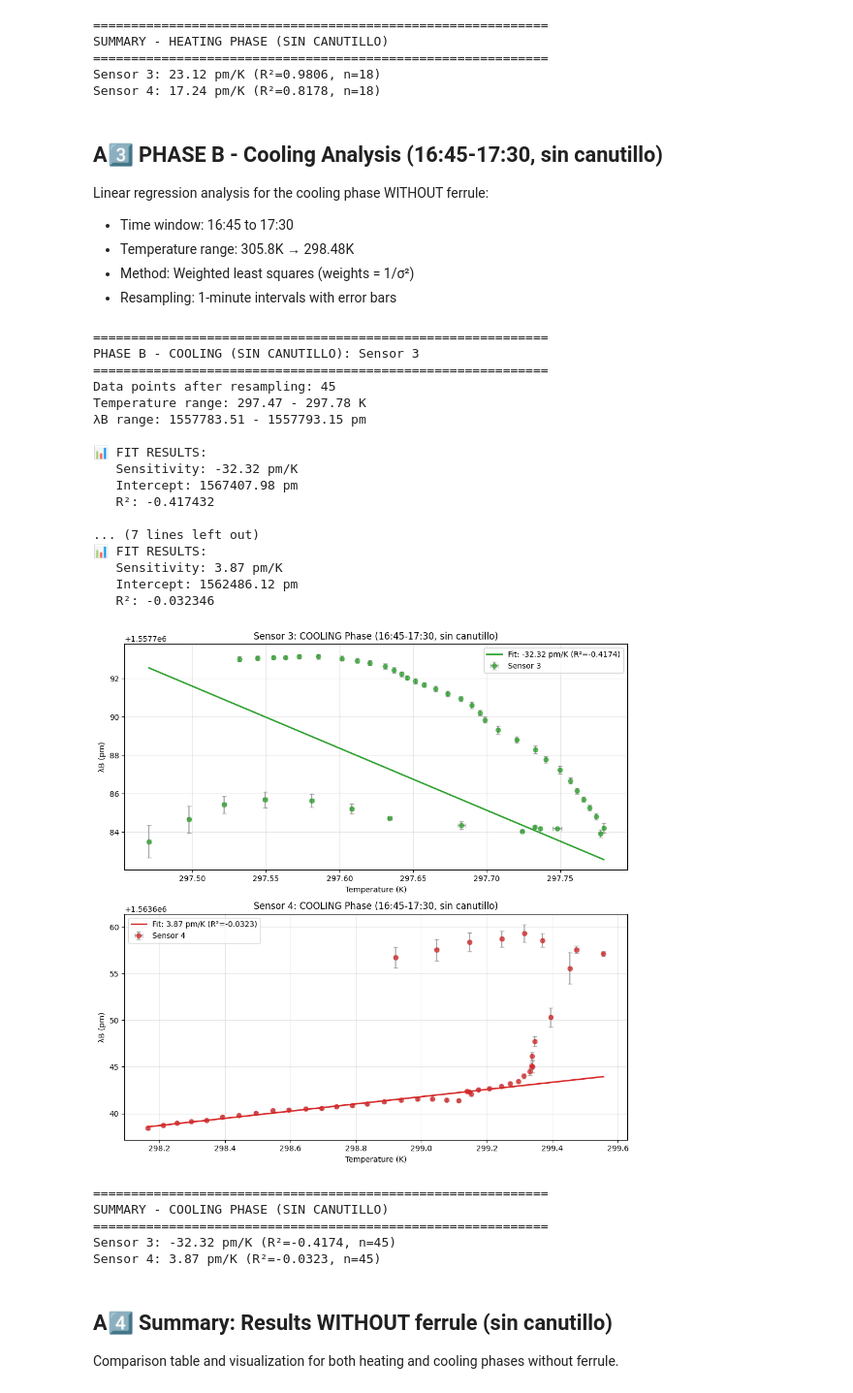
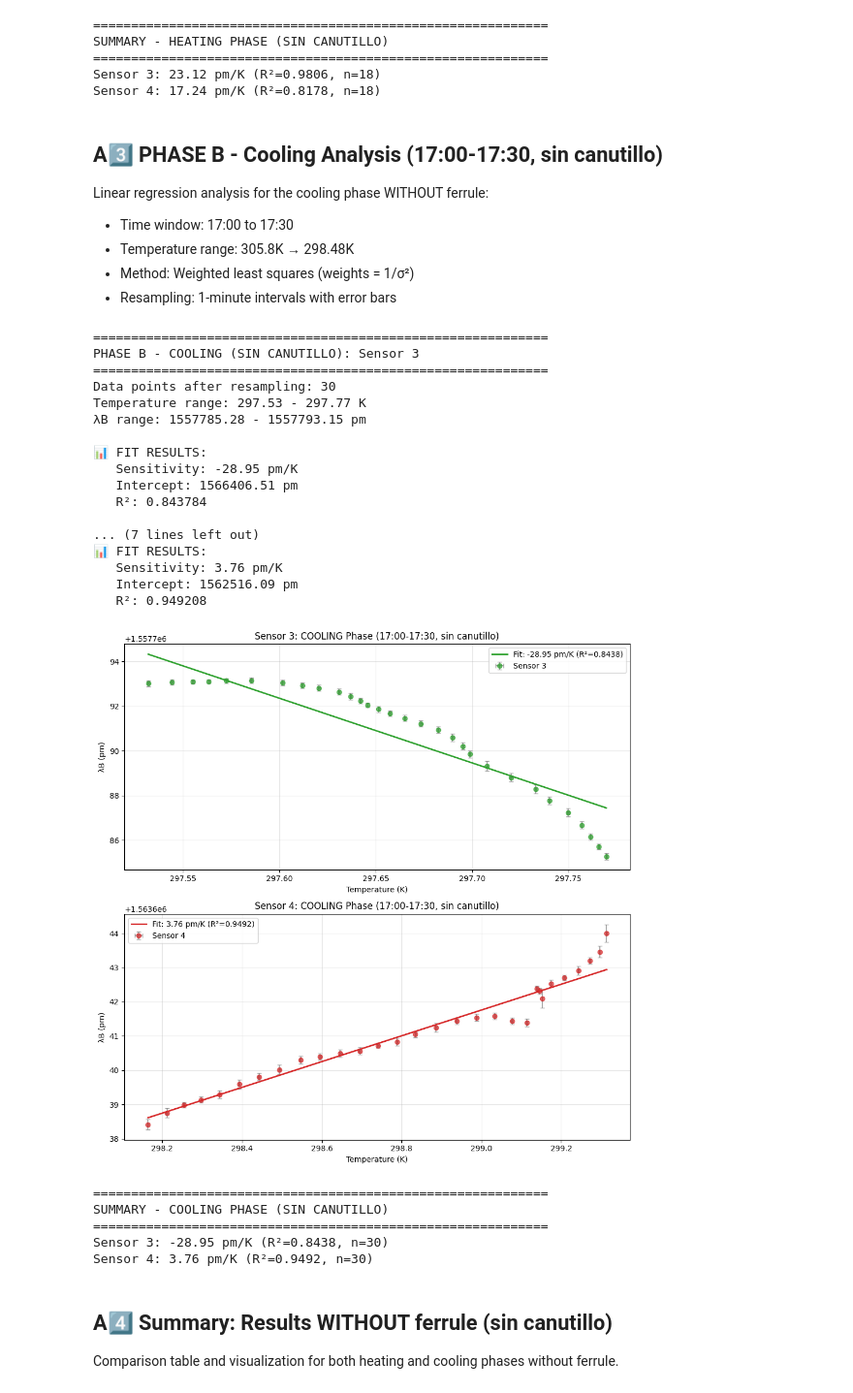
Before and after one commit to garpol/rtd-calibration-ana, a Jupyter notebook: DEWAR_1M/ROOT_DEWAR_28_11.ipynb, the cells around one changed output. Shown at 97% size. Cells and saved outputs as stored; diff of their text form; code cells hidden in the pictures.

```diff
--- a/DEWAR_1M/ROOT_DEWAR_28_11.ipynb
+++ b/DEWAR_1M/ROOT_DEWAR_28_11.ipynb
@@ -672,6 +672,7 @@ fig, axes = plt.subplots(2, 1, figsize=(14, 8), sharex=True)
 
 # Phase boundaries for sin canutillo
 heating_end_nocap = datetime.datetime(2025, 11, 27, 16, 45)
+cooling_start_nocap_marker = datetime.datetime(2025, 11, 27, 17, 0)
 
 for idx, sensor_idx in enumerate(sensors):
     ax = axes[idx]
@@ -709,9 +710,11 @@ for idx, sensor_idx in enumerate(sensors):
     ax2.set_ylabel("Temperature (K)", color=colors_temp[idx])
     ax2.tick_params(axis='y', labelcolor=colors_temp[idx])
 
-    # Phase marker
+    # Phase markers
     ax.axvline(heating_end_nocap, color='orange', linestyle='--', linewidth=2,
-               alpha=0.7, label='End Heating / Start Cooling')
+               alpha=0.7, label='End Heating')
+    ax.axvline(cooling_start_nocap_marker, color='blue', linestyle='--', linewidth=2,
+               alpha=0.7, label='Start Cooling Analysis')
 
     # Labels and legend
     ax.set_ylabel("λB (nm)")
@@ -887,10 +890,10 @@ SUMMARY - HEATING PHASE (SIN CANUTILLO)
 Sensor 3: 23.12 pm/K (R²=0.9806, n=18)
 Sensor 4: 17.24 pm/K (R²=0.8178, n=18)
 # %% [markdown]
-## A3️⃣ PHASE B - Cooling Analysis (16:45-17:30, sin canutillo)
+## A3️⃣ PHASE B - Cooling Analysis (17:00-17:30, sin canutillo)
 
 Linear regression analysis for the cooling phase WITHOUT ferrule:
-- Time window: 16:45 to 17:30
+- Time window: 17:00 to 17:30
 - Temperature range: 305.8K → 298.48K
 - Method: Weighted least squares (weights = 1/σ²)
 - Resampling: 1-minute intervals with error bars
@@ -899,8 +902,8 @@ import numpy as np
 import pandas as pd
 import matplotlib.pyplot as plt
 
-# --- PHASE B: COOLING WITHOUT FERRULE (16:45 - 17:30) ---
-cooling_start_nocap = datetime.datetime(2025, 11, 27, 16, 45, 0)
+# --- PHASE B: COOLING WITHOUT FERRULE (17:00 - 17:30) ---
+cooling_start_nocap = datetime.datetime(2025, 11, 27, 17, 0, 0)
 cooling_end_nocap = datetime.datetime(2025, 11, 27, 17, 30, 0)
 
 # Masks for cooling phase
@@ -1001,49 +1004,49 @@ for idx, sensor_idx in enumerate(sensors):
     ax.errorbar(x, y, xerr=xerr, yerr=yerr, fmt='o', color=colors[idx],
                 ecolor='gray', capsize=3, alpha=0.7, label=f"{sensor_names[idx]}")
 
     # Fit line
     x_sorted = np.sort(x)
     ax.plot(x_sorted, slope * x_sorted + intercept, '-', color=colors[idx],
             linewidth=2, label=f"Fit: {slope:.2f} pm/K (R²={r_squared:.4f})")
 
     ax.set_xlabel("Temperature (K)")
     ax.set_ylabel("λB (pm)")
-    ax.set_title(f"{sensor_names[idx]}: COOLING Phase (16:45-17:30, sin canutillo)")
+    ax.set_title(f"{sensor_names[idx]}: COOLING Phase (17:00-17:30, sin canutillo)")
     ax.grid(True, alpha=0.3)
     ax.legend()
 
 plt.tight_layout()
 plt.show()
 
 print(f"\n{'='*60}")
 print("SUMMARY - COOLING PHASE (SIN CANUTILLO)")
 print(f"{'='*60}")
 for res in results_cooling_nocap:
     print(f"{res['sensor']}: {res['sensitivity']:.2f} pm/K (R²={res['r_squared']:.4f}, n={res['n_points']})")
 # %% [output]
 ============================================================
 PHASE B - COOLING (SIN CANUTILLO): Sensor 3
 ============================================================
-Data points after resampling: 45
-Temperature range: 297.47 - 297.78 K
-λB range: 1557783.51 - 1557793.15 pm
+Data points after resampling: 30
+Temperature range: 297.53 - 297.77 K
+λB range: 1557785.28 - 1557793.15 pm
 
 📊 FIT RESULTS:
-   Sensitivity: -32.32 pm/K
-   Intercept: 1567407.98 pm
-   R²: -0.417432
+   Sensitivity: -28.95 pm/K
+   Intercept: 1566406.51 pm
+   R²: 0.843784
 
 ... (7 lines left out)
 📊 FIT RESULTS:
-   Sensitivity: 3.87 pm/K
-   Intercept: 1562486.12 pm
-   R²: -0.032346
+   Sensitivity: 3.76 pm/K
+   Intercept: 1562516.09 pm
+   R²: 0.949208
-[figure, old version]
+[figure, new version]
 ============================================================
 SUMMARY - COOLING PHASE (SIN CANUTILLO)
 ============================================================
-Sensor 3: -32.32 pm/K (R²=-0.4174, n=45)
-Sensor 4: 3.87 pm/K (R²=-0.0323, n=45)
+Sensor 3: -28.95 pm/K (R²=0.8438, n=30)
+Sensor 4: 3.76 pm/K (R²=0.9492, n=30)
 # %% [markdown]
 ## A4️⃣ Summary: Results WITHOUT ferrule (sin canutillo)
 
```
Also changed, not shown: parts of 5 cells of this notebook.
